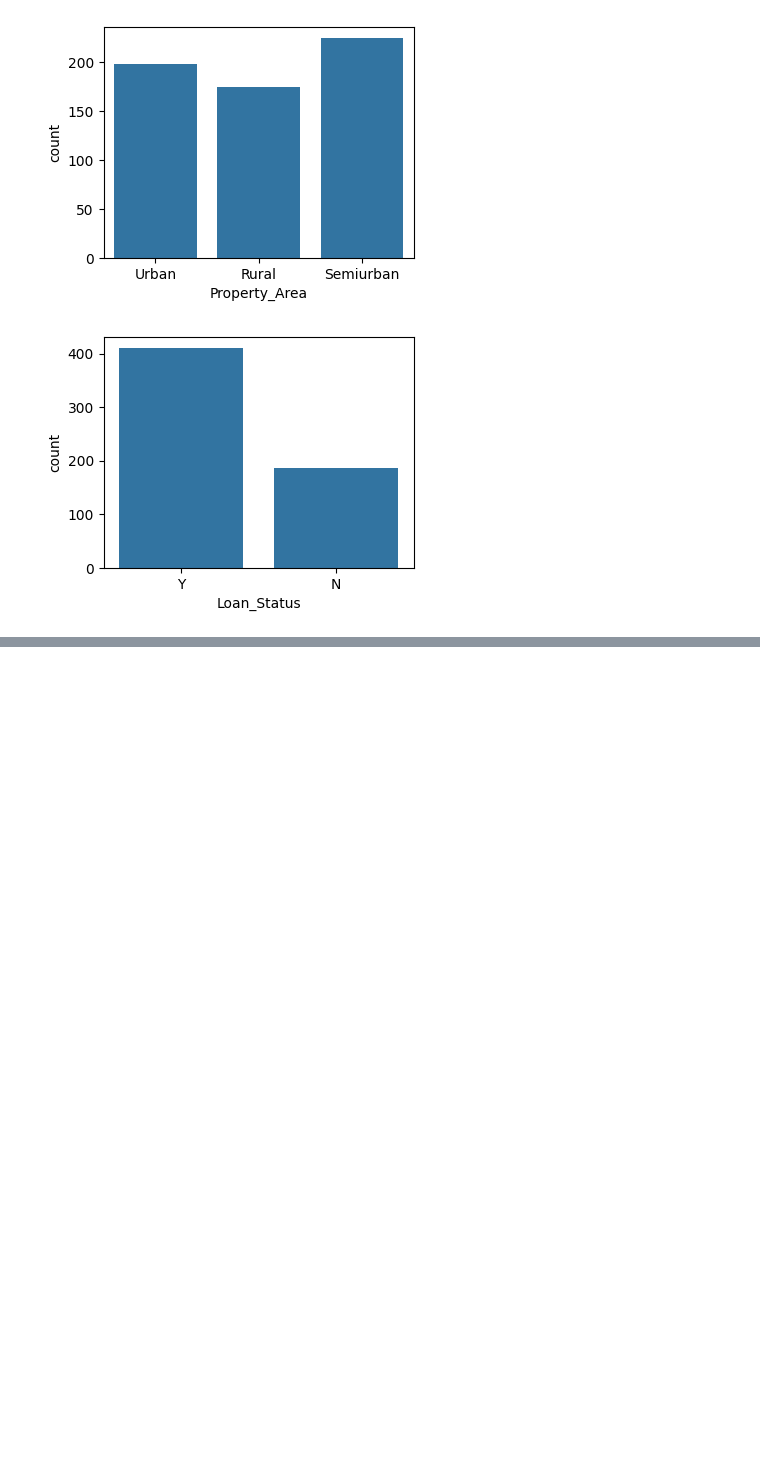
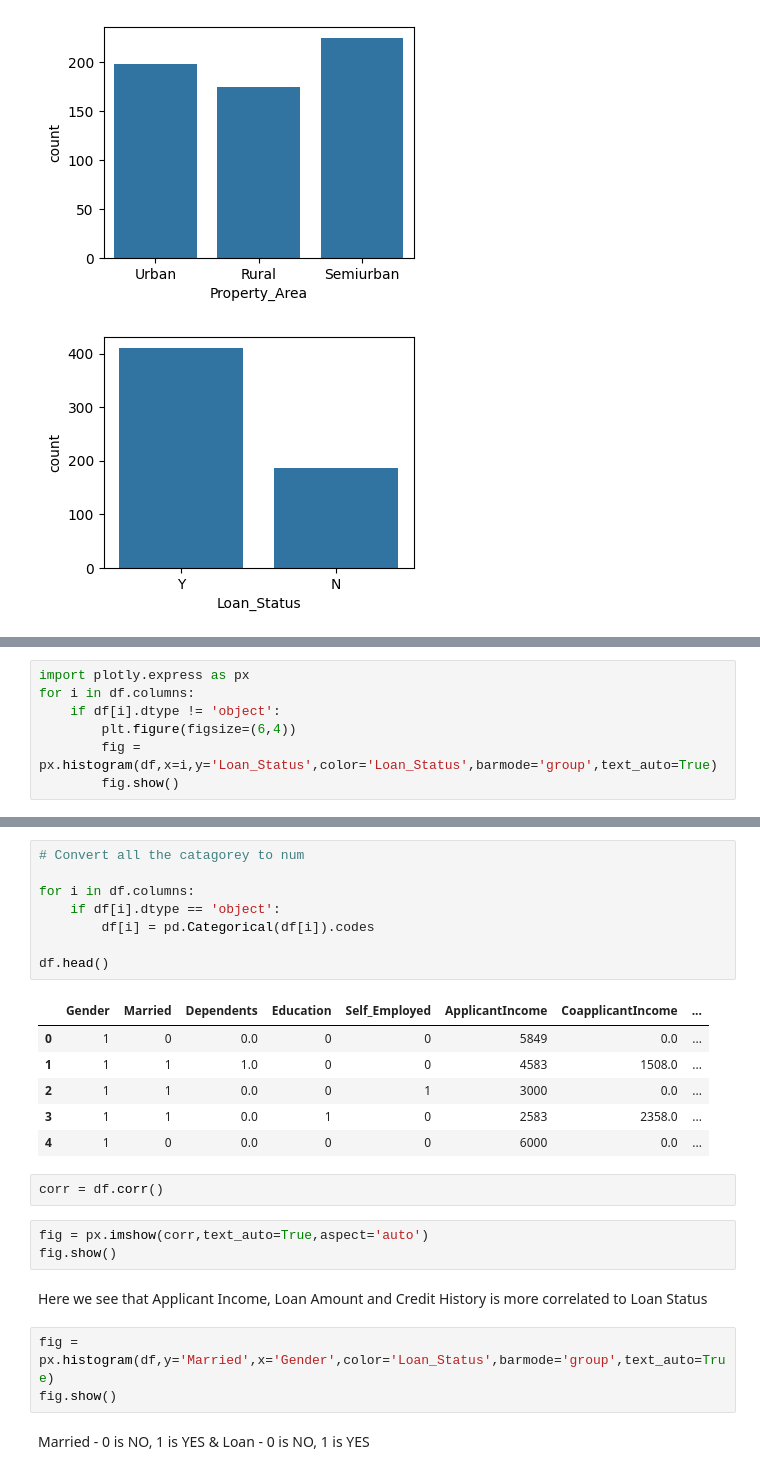
Before and after one commit to Mohitnayak-AI/Machine-Learning, a Jupyter notebook: notebook/lone.ipynb, the cells around one changed output, grey strips where cells are left out. Saved outputs shown, nothing was run; the diff lists cells and outputs as text; blank space fills up the shorter version.

```diff
--- a/notebook/lone.ipynb
+++ b/notebook/lone.ipynb
@@ -84,0 +146,7 @@ for i in df.columns:
+# %%
+import plotly.express as px
+for i in df.columns:
+    if df[i].dtype != 'object':
+        plt.figure(figsize=(6,4))
+        fig = px.histogram(df,x=i,y='Loan_Status',color='Loan_Status',barmode='group',text_auto=True)
+        fig.show()
@@ -84,0 +160,27 @@ for i in df.columns:
+# %%
+# Convert all the catagorey to num
+
+for i in df.columns:
+    if df[i].dtype == 'object':
+        df[i] = pd.Categorical(df[i]).codes
+
+df.head()
+# %% [output]
+|  | Gender | Married | Dependents | Education | Self_Employed | ApplicantIncome | CoapplicantIncome | ... |
+| 0 | 1 | 0 | 0.0 | 0 | 0 | 5849 | 0.0 | ... |
+| 1 | 1 | 1 | 1.0 | 0 | 0 | 4583 | 1508.0 | ... |
+| 2 | 1 | 1 | 0.0 | 0 | 1 | 3000 | 0.0 | ... |
+| 3 | 1 | 1 | 0.0 | 1 | 0 | 2583 | 2358.0 | ... |
+| 4 | 1 | 0 | 0.0 | 0 | 0 | 6000 | 0.0 | ... |
+# %%
+corr = df.corr()
+# %%
+fig = px.imshow(corr,text_auto=True,aspect='auto')
+fig.show()
+# %% [markdown]
+Here we see that Applicant Income, Loan Amount and Credit History is more correlated to Loan Status
+# %%
+fig = px.histogram(df,y='Married',x='Gender',color='Loan_Status',barmode='group',text_auto=True)
+fig.show()
+# %% [markdown]
+Married - 0 is NO, 1 is YES & Loan - 0 is NO, 1 is YES
```
Also changed, not shown: parts of 11 cells of this notebook, 1 other file.
